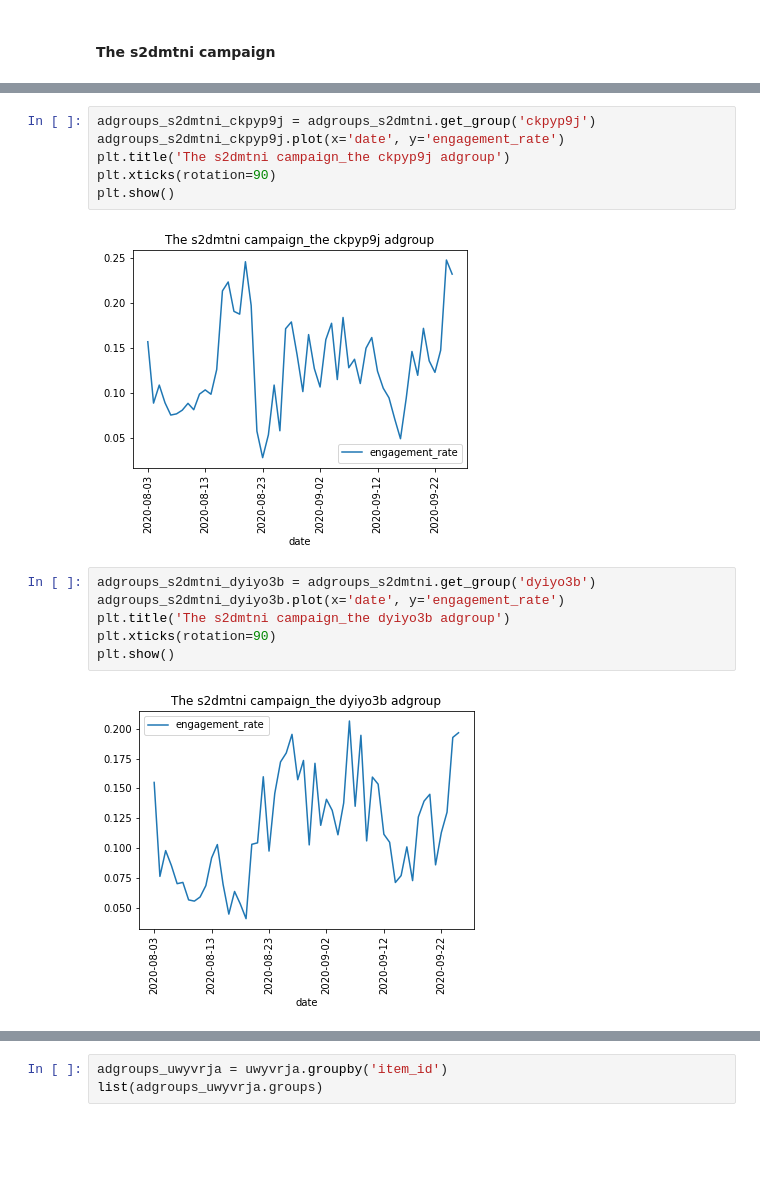
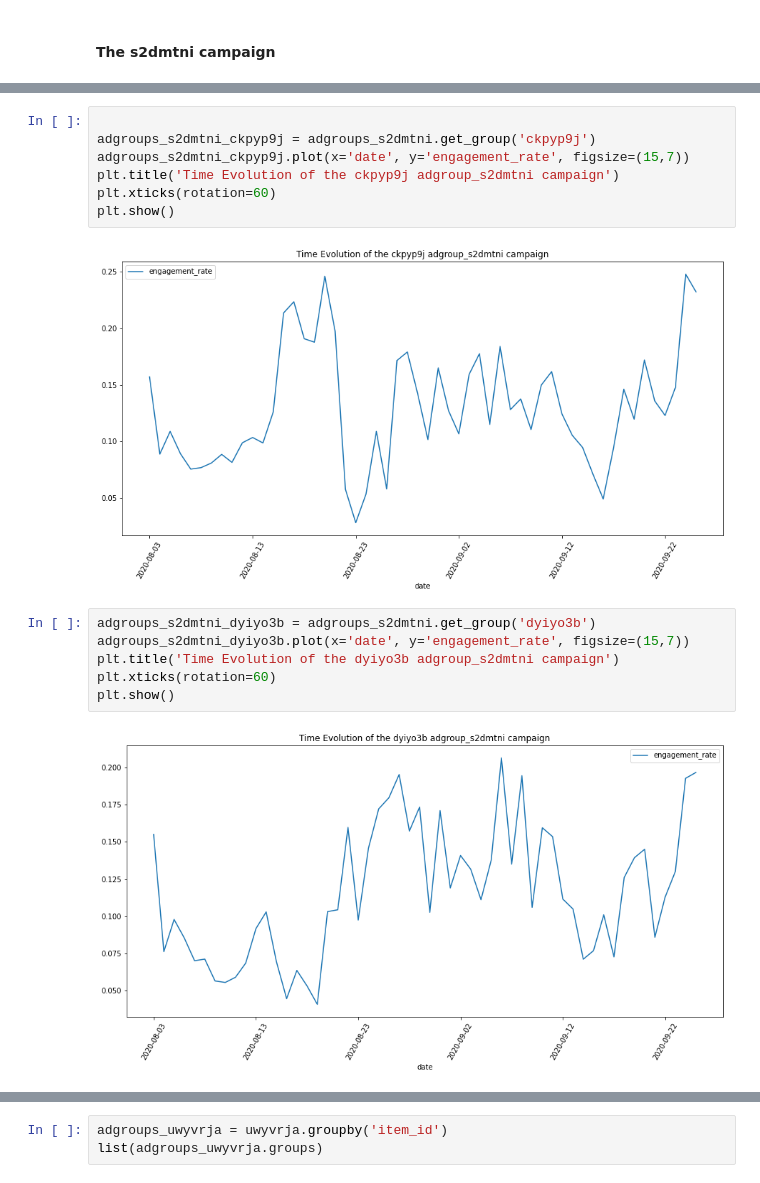
Before and after one commit to VictoriaAkintomide/algos-challenge, a Jupyter notebook: notebooks/Bayesian_bandit_data.ipynb, the cells around one changed output, grey strips where cells are left out. Cells and saved outputs as stored; diff of their text form; blank space fills up the shorter version.

```diff
--- a/notebooks/Bayesian_bandit_data.ipynb
+++ b/notebooks/Bayesian_bandit_data.ipynb
@@ -89,18 +94,19 @@ dtype: object
 # %%
+
 adgroups_s2dmtni_ckpyp9j = adgroups_s2dmtni.get_group('ckpyp9j')
-adgroups_s2dmtni_ckpyp9j.plot(x='date', y='engagement_rate')
-plt.title('The s2dmtni campaign_the ckpyp9j adgroup')
-plt.xticks(rotation=90)
+adgroups_s2dmtni_ckpyp9j.plot(x='date', y='engagement_rate', figsize=(15,7))
+plt.title('Time Evolution of the ckpyp9j adgroup_s2dmtni campaign')
+plt.xticks(rotation=60)
 plt.show()
 # %% [output]
-[figure, old version]
+[figure, new version]
 # %%
 adgroups_s2dmtni_dyiyo3b = adgroups_s2dmtni.get_group('dyiyo3b')
-adgroups_s2dmtni_dyiyo3b.plot(x='date', y='engagement_rate')
-plt.title('The s2dmtni campaign_the dyiyo3b adgroup')
-plt.xticks(rotation=90)
+adgroups_s2dmtni_dyiyo3b.plot(x='date', y='engagement_rate', figsize=(15,7))
+plt.title('Time Evolution of the dyiyo3b adgroup_s2dmtni campaign')
+plt.xticks(rotation=60)
 plt.show()
 # %% [output]
-[figure, old version]
+[figure, new version]
 # %%
 adgroups_s2dmtni_spijye8 = adgroups_s2dmtni.get_group('spijye8')
```
Also changed, not shown: parts of 67 cells of this notebook.
